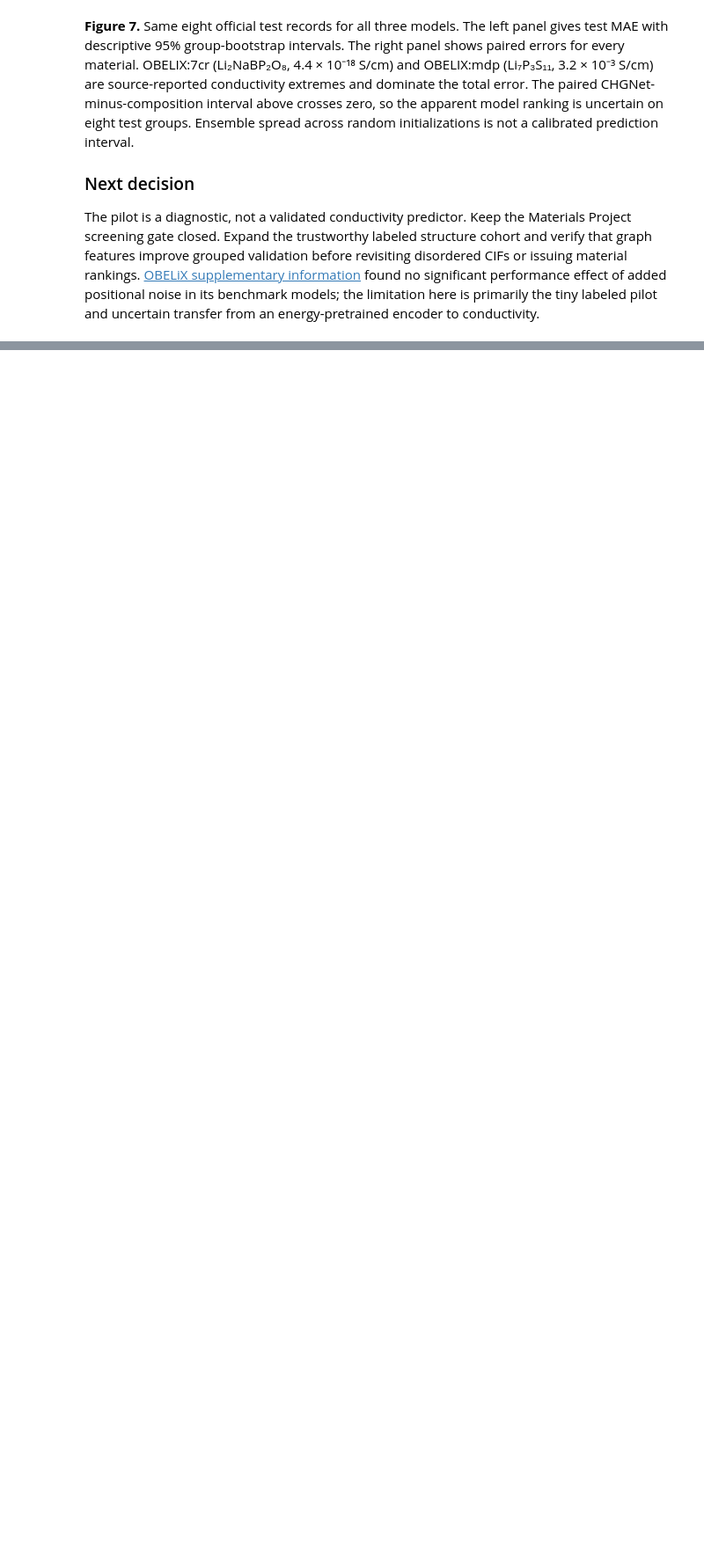
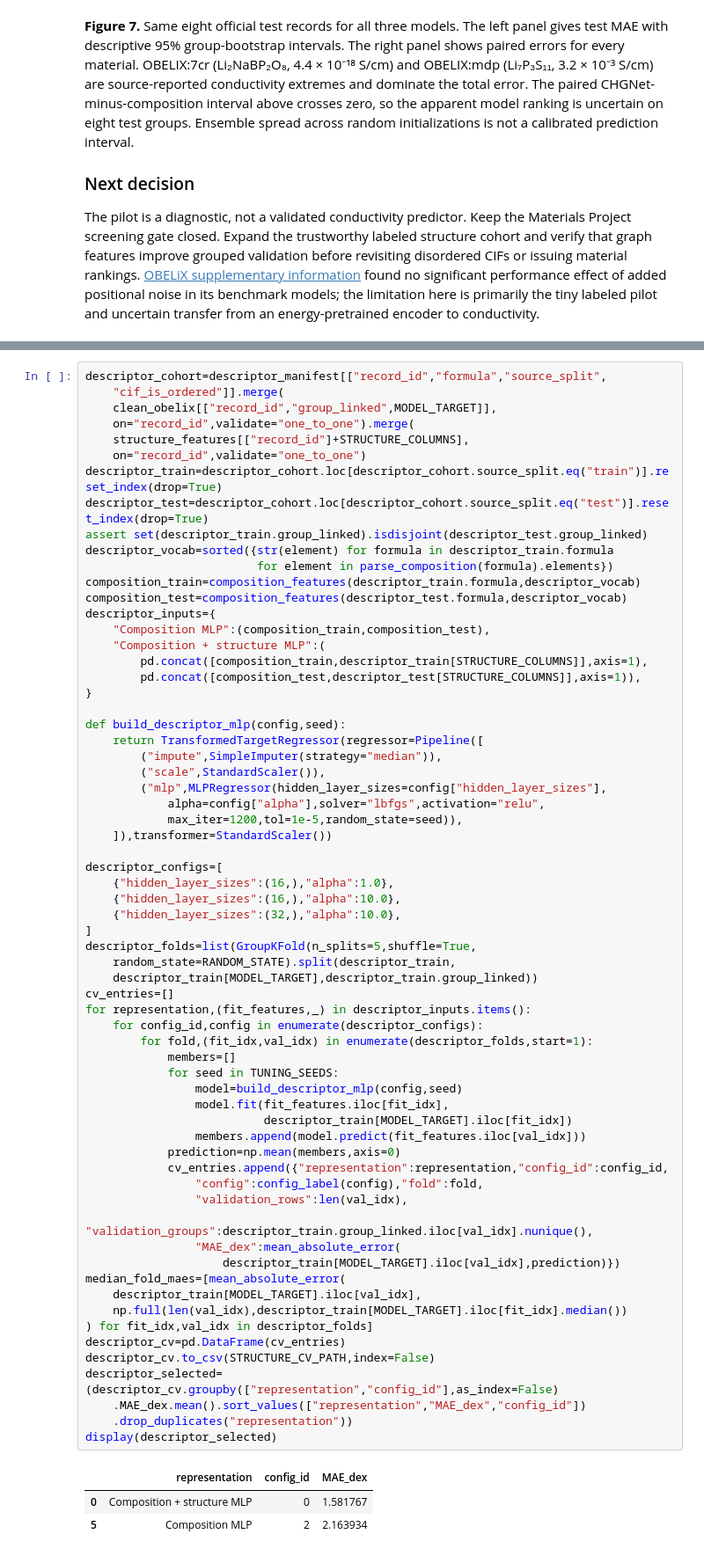
Before and after one commit to ZJYang-96485/Physics-Informed-Neural-Network-and-Multiscale-Simulations-for-Lithium-Ion-Conductors, a Jupyter notebook: battery_materials_project.ipynb, the cells around one changed output, grey strips where cells are left out. Shown at 88% size. Saved outputs shown, nothing was run; the diff lists cells and outputs as text; blank space fills up the shorter version.

```diff
--- a/battery_materials_project.ipynb
+++ b/battery_materials_project.ipynb
@@ -2793,0 +2909,69 @@ The pilot is a diagnostic, not a validated conductivity predictor. Keep the Mate
+# %%
+descriptor_cohort=descriptor_manifest[["record_id","formula","source_split",
+    "cif_is_ordered"]].merge(
+    clean_obelix[["record_id","group_linked",MODEL_TARGET]],
+    on="record_id",validate="one_to_one").merge(
+    structure_features[["record_id"]+STRUCTURE_COLUMNS],
+    on="record_id",validate="one_to_one")
+descriptor_train=descriptor_cohort.loc[descriptor_cohort.source_split.eq("train")].reset_index(drop=True)
+descriptor_test=descriptor_cohort.loc[descriptor_cohort.source_split.eq("test")].reset_index(drop=True)
+assert set(descriptor_train.group_linked).isdisjoint(descriptor_test.group_linked)
+descriptor_vocab=sorted({str(element) for formula in descriptor_train.formula
+                         for element in parse_composition(formula).elements})
+composition_train=composition_features(descriptor_train.formula,descriptor_vocab)
+composition_test=composition_features(descriptor_test.formula,descriptor_vocab)
+descriptor_inputs={
+    "Composition MLP":(composition_train,composition_test),
+    "Composition + structure MLP":(
+        pd.concat([composition_train,descriptor_train[STRUCTURE_COLUMNS]],axis=1),
+        pd.concat([composition_test,descriptor_test[STRUCTURE_COLUMNS]],axis=1)),
+}
+
+def build_descriptor_mlp(config,seed):
+    return TransformedTargetRegressor(regressor=Pipeline([
+        ("impute",SimpleImputer(strategy="median")),
+        ("scale",StandardScaler()),
+        ("mlp",MLPRegressor(hidden_layer_sizes=config["hidden_layer_sizes"],
+            alpha=config["alpha"],solver="lbfgs",activation="relu",
+            max_iter=1200,tol=1e-5,random_state=seed)),
+    ]),transformer=StandardScaler())
+
+descriptor_configs=[
+    {"hidden_layer_sizes":(16,),"alpha":1.0},
+    {"hidden_layer_sizes":(16,),"alpha":10.0},
+    {"hidden_layer_sizes":(32,),"alpha":10.0},
+]
+descriptor_folds=list(GroupKFold(n_splits=5,shuffle=True,
+    random_state=RANDOM_STATE).split(descriptor_train,
+    descriptor_train[MODEL_TARGET],descriptor_train.group_linked))
+cv_entries=[]
+for representation,(fit_features,_) in descriptor_inputs.items():
+    for config_id,config in enumerate(descriptor_configs):
+        for fold,(fit_idx,val_idx) in enumerate(descriptor_folds,start=1):
+            members=[]
+            for seed in TUNING_SEEDS:
+                model=build_descriptor_mlp(config,seed)
+                model.fit(fit_features.iloc[fit_idx],
+                          descriptor_train[MODEL_TARGET].iloc[fit_idx])
+                members.append(model.predict(fit_features.iloc[val_idx]))
+            prediction=np.mean(members,axis=0)
+            cv_entries.append({"representation":representation,"config_id":config_id,
+                "config":config_label(config),"fold":fold,
+                "validation_rows":len(val_idx),
+                "validation_groups":descriptor_train.group_linked.iloc[val_idx].nunique(),
+                "MAE_dex":mean_absolute_error(
+                    descriptor_train[MODEL_TARGET].iloc[val_idx],prediction)})
+median_fold_maes=[mean_absolute_error(
+    descriptor_train[MODEL_TARGET].iloc[val_idx],
+    np.full(len(val_idx),descriptor_train[MODEL_TARGET].iloc[fit_idx].median())
+) for fit_idx,val_idx in descriptor_folds]
+descriptor_cv=pd.DataFrame(cv_entries)
+descriptor_cv.to_csv(STRUCTURE_CV_PATH,index=False)
+descriptor_selected=(descriptor_cv.groupby(["representation","config_id"],as_index=False)
+    .MAE_dex.mean().sort_values(["representation","MAE_dex","config_id"])
+    .drop_duplicates("representation"))
+display(descriptor_selected)
+# %% [output]
+|  | representation | config_id | MAE_dex |
+| 0 | Composition + structure MLP | 0 | 1.581767 |
+| 5 | Composition MLP | 2 | 2.163934 |
```
Also changed, not shown: parts of 5 cells of this notebook, 6 other files.
